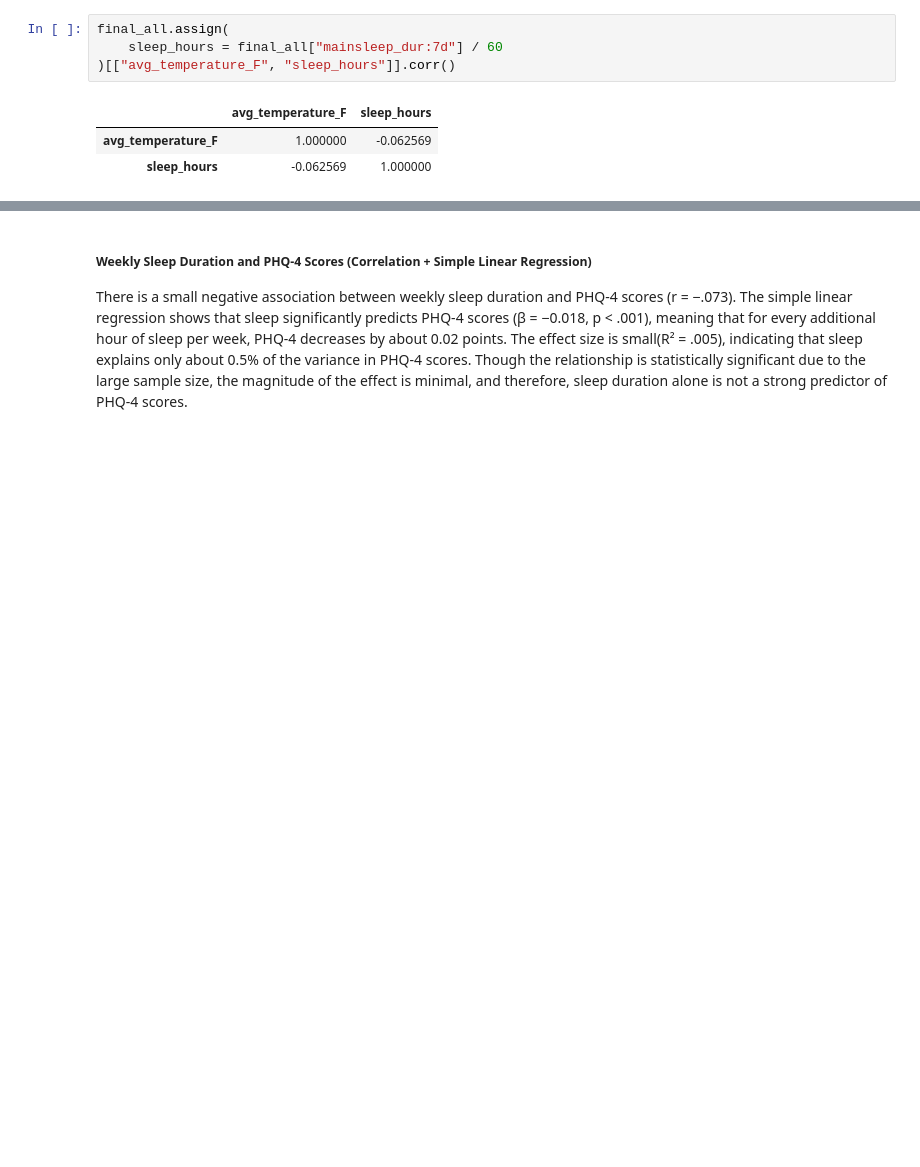
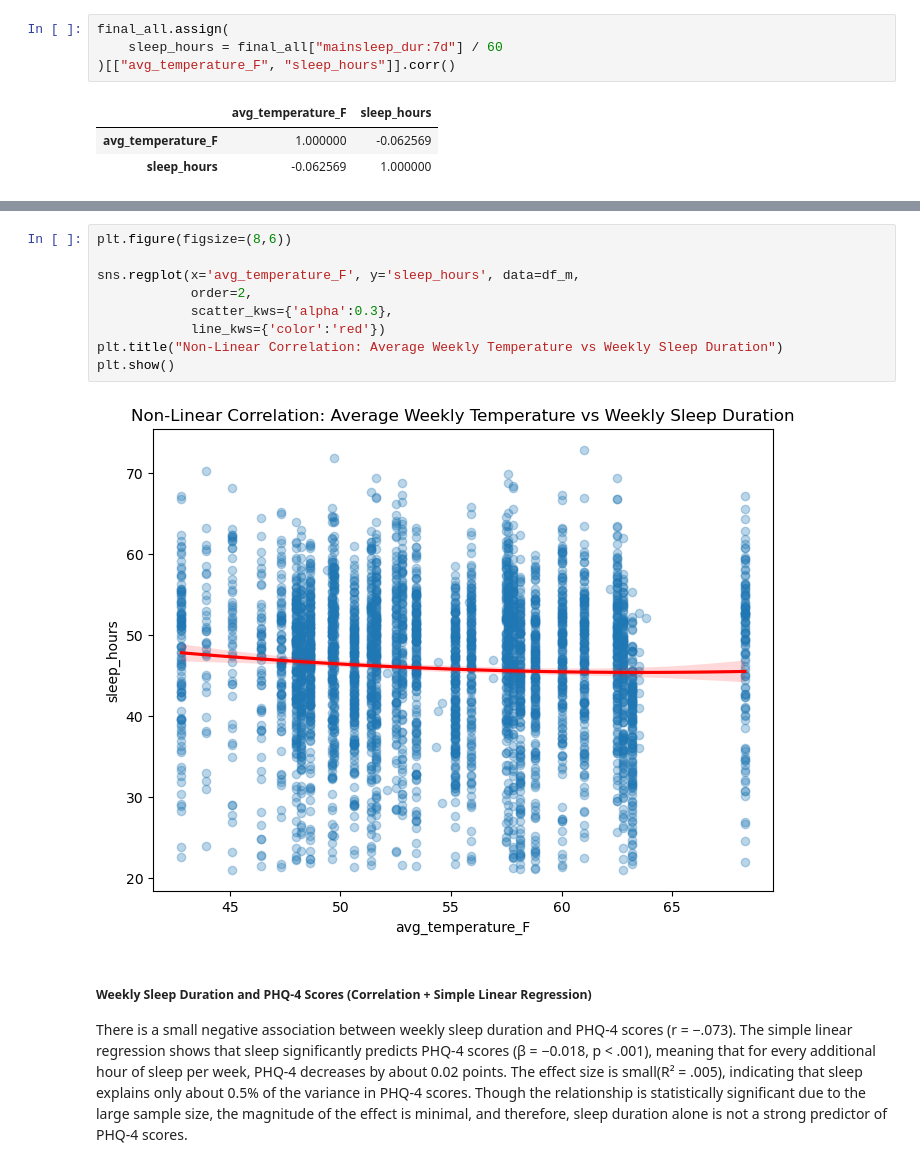
Before and after one commit to COGS108/Group053_WI26, a Jupyter notebook: 02-EDACheckpoint.ipynb, the cells around one changed output, grey strips where cells are left out. Cells and saved outputs as stored; diff of their text form; blank space fills up the shorter version.

```diff
--- a/02-EDACheckpoint.ipynb
+++ b/02-EDACheckpoint.ipynb
@@ -807,3 +841,14 @@ plt.show()
+# %%
+plt.figure(figsize=(8,6))
+
+sns.regplot(x='avg_temperature_F', y='sleep_hours', data=df_m,
+            order=2,
+            scatter_kws={'alpha':0.3},
+            line_kws={'color':'red'})
+plt.title("Non-Linear Correlation: Average Weekly Temperature vs Weekly Sleep Duration")
+plt.show()
+# %% [output]
+[figure, added]
 # %% [markdown]
 ##### Weekly Sleep Duration and PHQ-4 Scores (Correlation + Simple Linear Regression)
 There is a small negative association between weekly sleep duration and PHQ-4 scores (r = −.073). The simple linear regression shows that sleep significantly predicts PHQ-4 scores (β = −0.018, p < .001), meaning that for every additional hour of sleep per week, PHQ-4 decreases by about 0.02 points. The effect size is small(R² = .005), indicating that sleep explains only about 0.5% of the variance in PHQ-4 scores. Though the relationship is statistically significant due to the large sample size, the magnitude of the effect is minimal, and therefore, sleep duration alone is not a strong predictor of PHQ-4 scores.
```
Also changed, not shown: parts of 23 cells of this notebook, 7 other files.
